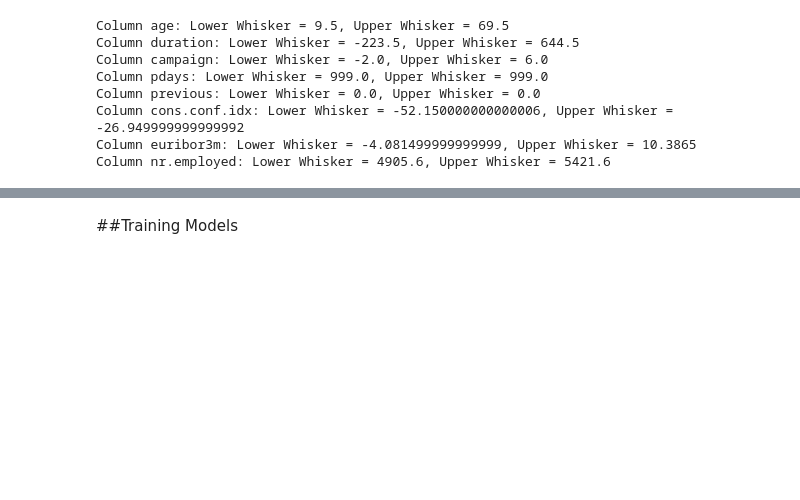
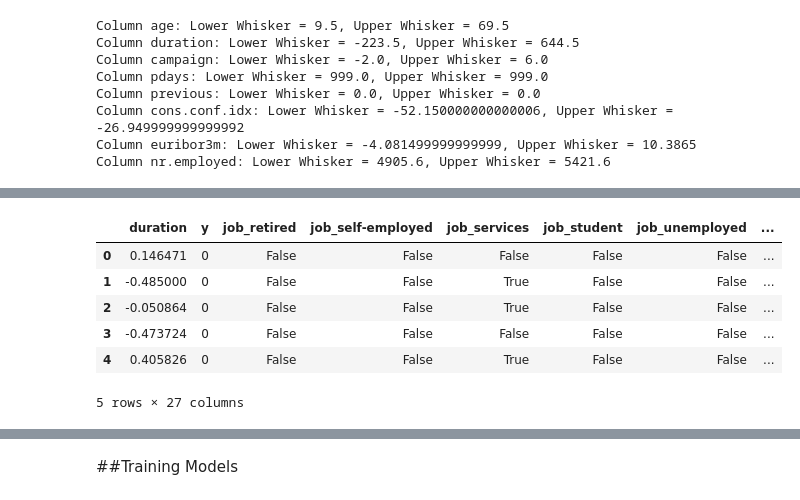
Before and after one commit to SithmiDesilva/Bank_Marketing_Prediction, a Jupyter notebook: Bank_Marketing_Prediction.ipynb, the cells around one changed output, grey strips where cells are left out. Saved outputs shown, nothing was run; the diff lists cells and outputs as text; code cells hidden in the pictures; blank space fills up the shorter version.

```diff
--- a/Bank_Marketing_Prediction.ipynb
+++ b/Bank_Marketing_Prediction.ipynb
@@ -305,3 +341,13 @@ data_encoded_1[numerical_columns_1] = scaler.fit_transform(data_encoded_1[numeri
+# %%
+data_encoded_1.head()
+# %% [output]
+|  | duration | y | job_retired | job_self-employed | job_services | job_student | job_unemployed | ... |
+| 0 | 0.146471 | 0 | False | False | False | False | False | ... |
+| 1 | -0.485000 | 0 | False | False | True | False | False | ... |
+| 2 | -0.050864 | 0 | False | False | True | False | False | ... |
+| 3 | -0.473724 | 0 | False | False | False | False | False | ... |
+| 4 | 0.405826 | 0 | False | False | True | False | False | ... |
+5 rows × 27 columns
 # %%
 # Step 4: Split the Dataset into Training and Testing Sets
 X = data_encoded_1.drop('y', axis=1)  # Features
```
Also changed, not shown: parts of 11 cells of this notebook.
